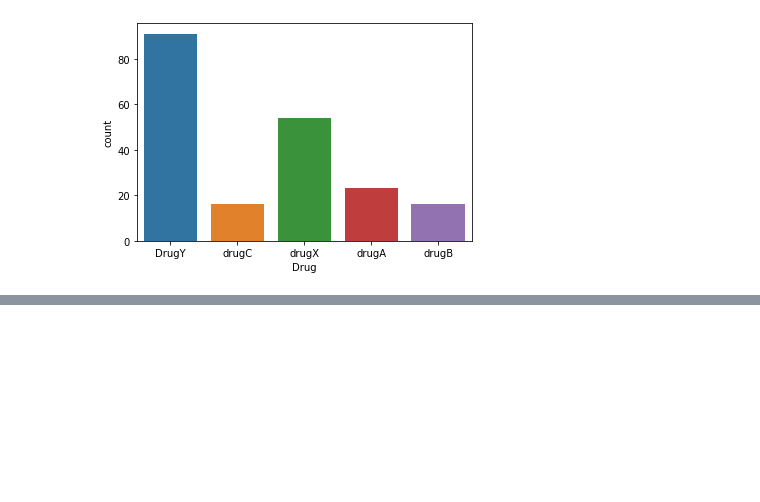
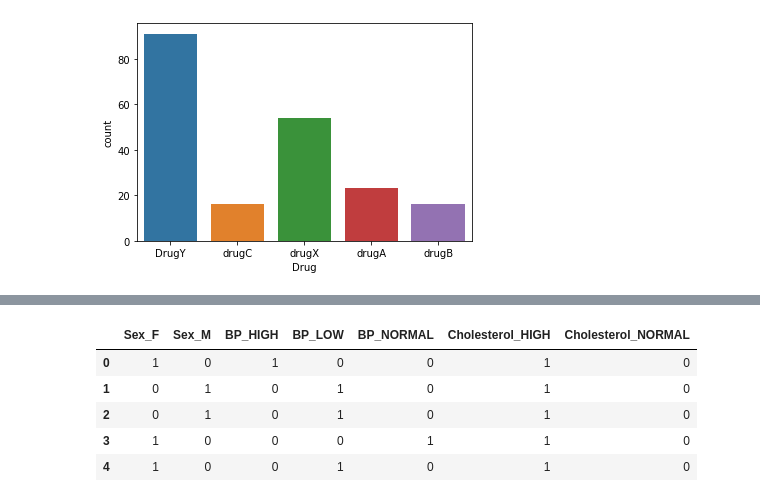
Before and after one commit to Frodas25/hrusovsky_NS2021, a Jupyter notebook: hrusovsky_NS2021.ipynb, the cells around one changed output, grey strips where cells are left out. Cells and saved outputs as stored; diff of their text form; code cells hidden in the pictures; blank space fills up the shorter version.

```diff
--- a/hrusovsky_NS2021.ipynb
+++ b/hrusovsky_NS2021.ipynb
@@ -78,0 +93,13 @@ sns.countplot(df["Drug"]) # vizualizacia poctu vyskytu jednotlivych liekov v dat
+# %%
+# je potrebne este predspracovat kategoricke premenne pohlavie (sex), krvny tlak (BP) a hladinu cholesterolu (Cholesterol)
+# funckia get_dummies mi prevedie kategoricku premennu na fiktivne premenne, teda dostanem nove stlpce s nulami
+# a jednotkami, dalej mozem pracovat s cislami
+dummies = pd.get_dummies(df[['Sex', 'BP', 'Cholesterol']])
+dummies.head()
+# %% [output]
+|  | Sex_F | Sex_M | BP_HIGH | BP_LOW | BP_NORMAL | Cholesterol_HIGH | Cholesterol_NORMAL |
+| 0 | 1 | 0 | 1 | 0 | 0 | 1 | 0 |
+| 1 | 0 | 1 | 0 | 1 | 0 | 1 | 0 |
+| 2 | 0 | 1 | 0 | 1 | 0 | 1 | 0 |
+| 3 | 1 | 0 | 0 | 0 | 1 | 1 | 0 |
+| 4 | 1 | 0 | 0 | 1 | 0 | 1 | 0 |
```
Also changed, not shown: parts of 7 cells of this notebook.
